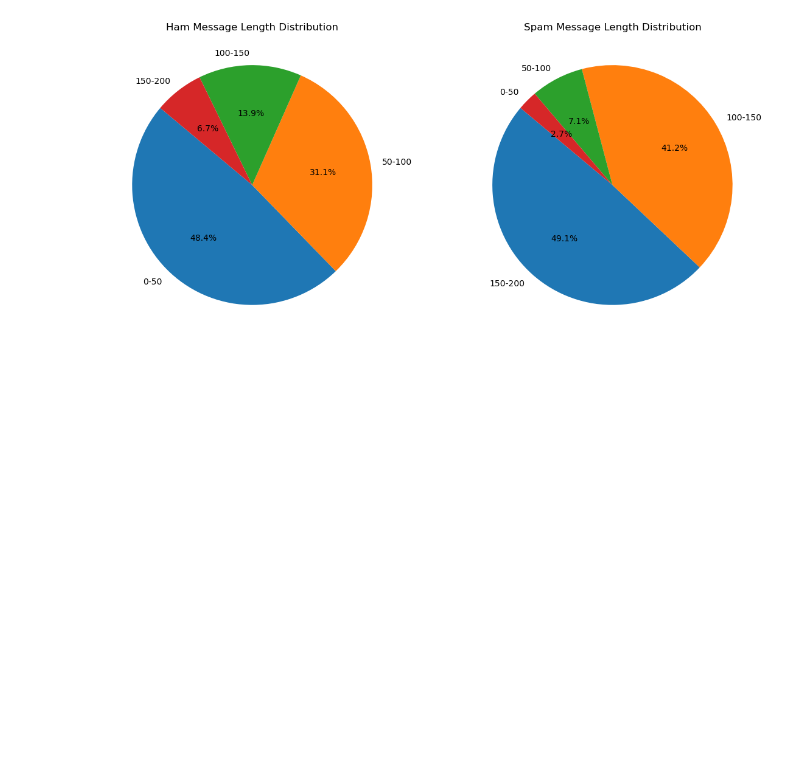
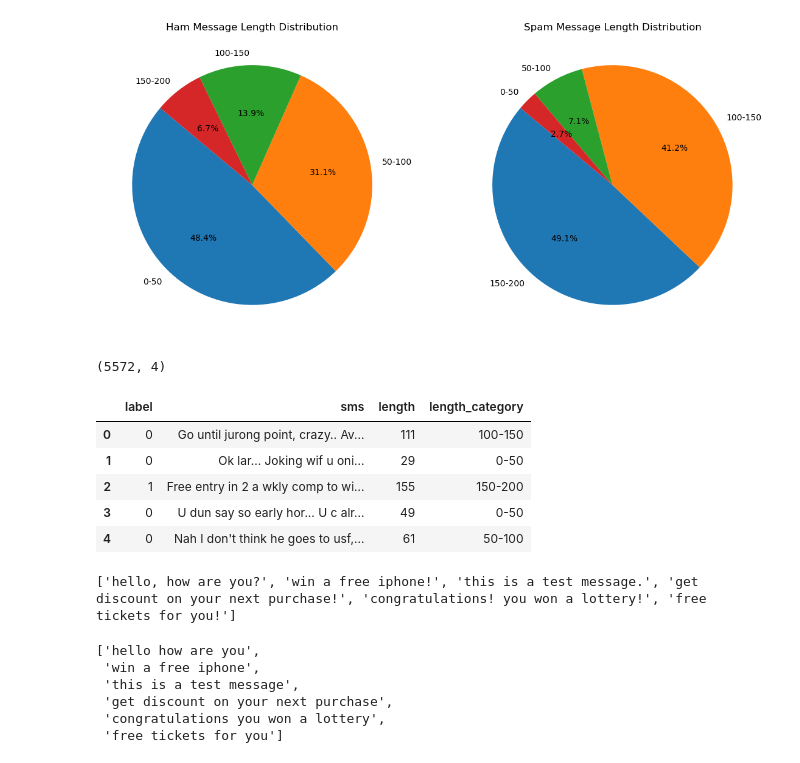
Before and after one commit to NANITH777/ML-DL-Examples, a Jupyter notebook: SMS Spam Detection/sms.ipynb, the cells around one changed output. Cells and saved outputs as stored; diff of their text form; code cells hidden in the pictures; blank space fills up the shorter version.

```diff
--- a/SMS Spam Detection/sms.ipynb
+++ b/SMS Spam Detection/sms.ipynb
@@ -115,3 +115,42 @@ axes[1].set_title('Spam Message Length Distribution')
 plt.show()
 # %% [output]
 [figure]
+# %%
+df.loc[:,'label'] = df.label.map({'ham':0, 'spam':1})
+print(df.shape)
+df.head()
+# %% [output]
+(5572, 4)
+|  | label | sms | length | length_category |
+| 0 | 0 | Go until jurong point, crazy.. Av... | 111 | 100-150 |
+| 1 | 0 | Ok lar... Joking wif u oni... | 29 | 0-50 |
+| 2 | 1 | Free entry in 2 a wkly comp to wi... | 155 | 150-200 |
+| 3 | 0 | U dun say so early hor... U c alr... | 49 | 0-50 |
+| 4 | 0 | Nah I don't think he goes to usf,... | 61 | 50-100 |
+# %%
+documents = [
+        'Hello, how are you?', 'Win a free iPhone!',
+        'This is a test message.', 'Get discount on your next purchase!',
+        'Congratulations! You won a lottery!', 'Free tickets for you!'
+    ]
+
+lower_case_documents = []
+lower_case_documents = [d.lower() for d in documents]
+print(lower_case_documents)
+# %% [output]
+['hello, how are you?', 'win a free iphone!', 'this is a test message.', 'get discount on your next purchase!', 'congratulations! you won a lottery!', 'free tickets for you!']
+# %%
+sans_punctuation_documents = []
+import string
+
+for i in lower_case_documents:
+    sans_punctuation_documents.append(i.translate(str.maketrans("","", string.punctuation)))
+
+sans_punctuation_documents
+# %% [output]
+['hello how are you',
+ 'win a free iphone',
+ 'this is a test message',
+ 'get discount on your next purchase',
+ 'congratulations you won a lottery',
+ 'free tickets for you']
```
